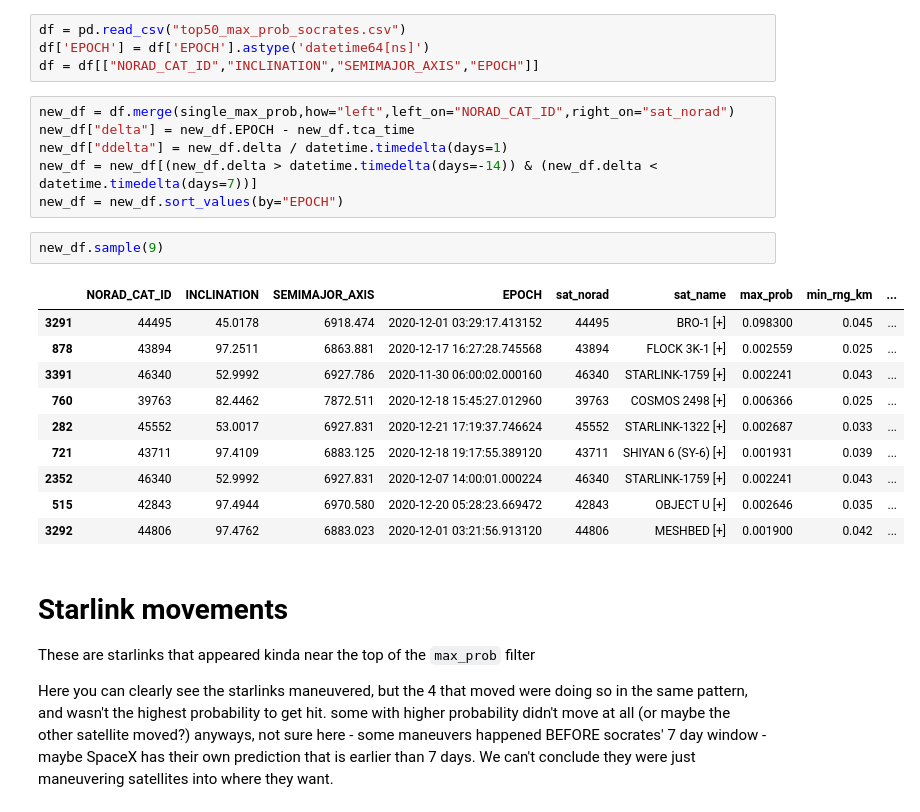
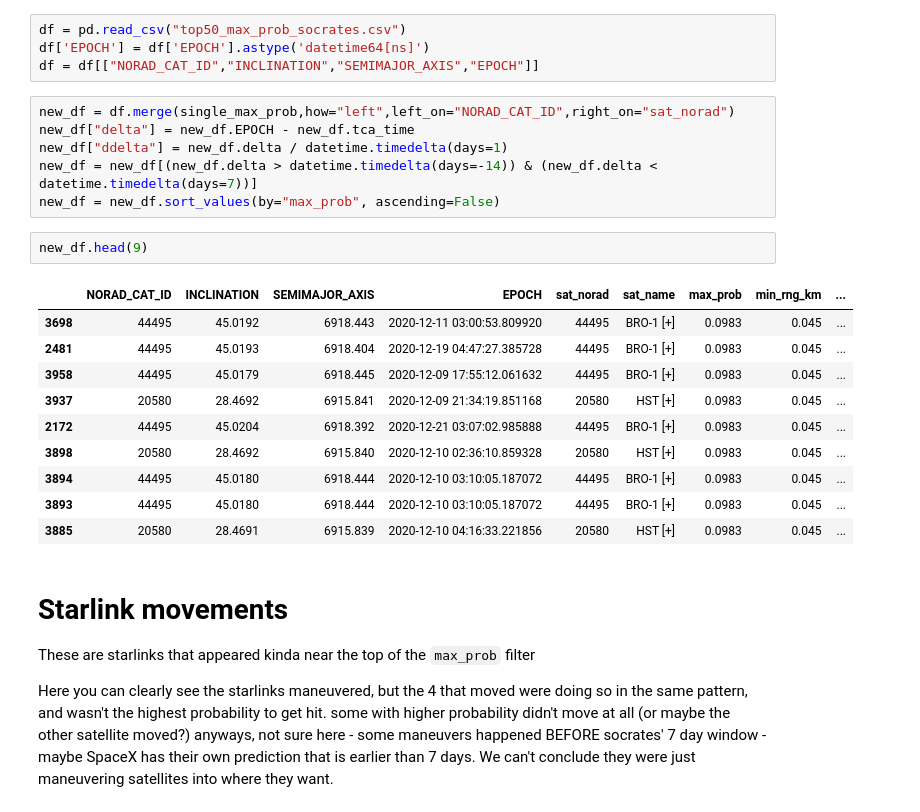
Before and after one commit to mads-hatters/SIADS-591-Orbital-Congestion, a Jupyter notebook: playground/tim_detect_maneuver/find_maneuvers_socrates.ipynb, the cells around one changed output. Drawn from its saved outputs; the diff is of its cells as text.

```diff
--- a/playground/tim_detect_maneuver/find_maneuvers_socrates.ipynb
+++ b/playground/tim_detect_maneuver/find_maneuvers_socrates.ipynb
@@ -79,20 +79,20 @@ new_df = df.merge(single_max_prob,how="left",left_on="NORAD_CAT_ID",right_on="sa
 new_df["delta"] = new_df.EPOCH - new_df.tca_time
 new_df["ddelta"] = new_df.delta / datetime.timedelta(days=1)
 new_df = new_df[(new_df.delta > datetime.timedelta(days=-14)) & (new_df.delta < datetime.timedelta(days=7))]
-new_df = new_df.sort_values(by="EPOCH")
+new_df = new_df.sort_values(by="max_prob", ascending=False)
 # %%
-new_df.sample(9)
+new_df.head(9)
 # %% [output]
 |  | NORAD_CAT_ID | INCLINATION | SEMIMAJOR_AXIS | EPOCH | sat_norad | sat_name | max_prob | min_rng_km | ... |
-| 3291 | 44495 | 45.0178 | 6918.474 | 2020-12-01 03:29:17.413152 | 44495 | BRO-1 [+] | 0.098300 | 0.045 | ... |
-| 878 | 43894 | 97.2511 | 6863.881 | 2020-12-17 16:27:28.745568 | 43894 | FLOCK 3K-1 [+] | 0.002559 | 0.025 | ... |
-| 3391 | 46340 | 52.9992 | 6927.786 | 2020-11-30 06:00:02.000160 | 46340 | STARLINK-1759 [+] | 0.002241 | 0.043 | ... |
-| 760 | 39763 | 82.4462 | 7872.511 | 2020-12-18 15:45:27.012960 | 39763 | COSMOS 2498 [+] | 0.006366 | 0.025 | ... |
-| 282 | 45552 | 53.0017 | 6927.831 | 2020-12-21 17:19:37.746624 | 45552 | STARLINK-1322 [+] | 0.002687 | 0.033 | ... |
-| 721 | 43711 | 97.4109 | 6883.125 | 2020-12-18 19:17:55.389120 | 43711 | SHIYAN 6 (SY-6) [+] | 0.001931 | 0.039 | ... |
-| 2352 | 46340 | 52.9992 | 6927.831 | 2020-12-07 14:00:01.000224 | 46340 | STARLINK-1759 [+] | 0.002241 | 0.043 | ... |
-| 515 | 42843 | 97.4944 | 6970.580 | 2020-12-20 05:28:23.669472 | 42843 | OBJECT U [+] | 0.002646 | 0.035 | ... |
-| 3292 | 44806 | 97.4762 | 6883.023 | 2020-12-01 03:21:56.913120 | 44806 | MESHBED [+] | 0.001900 | 0.042 | ... |
+| 3698 | 44495 | 45.0192 | 6918.443 | 2020-12-11 03:00:53.809920 | 44495 | BRO-1 [+] | 0.0983 | 0.045 | ... |
+| 2481 | 44495 | 45.0193 | 6918.404 | 2020-12-19 04:47:27.385728 | 44495 | BRO-1 [+] | 0.0983 | 0.045 | ... |
+| 3958 | 44495 | 45.0179 | 6918.445 | 2020-12-09 17:55:12.061632 | 44495 | BRO-1 [+] | 0.0983 | 0.045 | ... |
+| 3937 | 20580 | 28.4692 | 6915.841 | 2020-12-09 21:34:19.851168 | 20580 | HST [+] | 0.0983 | 0.045 | ... |
+| 2172 | 44495 | 45.0204 | 6918.392 | 2020-12-21 03:07:02.985888 | 44495 | BRO-1 [+] | 0.0983 | 0.045 | ... |
+| 3898 | 20580 | 28.4692 | 6915.840 | 2020-12-10 02:36:10.859328 | 20580 | HST [+] | 0.0983 | 0.045 | ... |
+| 3894 | 44495 | 45.0180 | 6918.444 | 2020-12-10 03:10:05.187072 | 44495 | BRO-1 [+] | 0.0983 | 0.045 | ... |
+| 3893 | 44495 | 45.0180 | 6918.444 | 2020-12-10 03:10:05.187072 | 44495 | BRO-1 [+] | 0.0983 | 0.045 | ... |
+| 3885 | 20580 | 28.4691 | 6915.839 | 2020-12-10 04:16:33.221856 | 20580 | HST [+] | 0.0983 | 0.045 | ... |
 # %% [markdown]
 Starlink movements
 ===
```
Also changed, not shown: parts of 3 cells of this notebook, 1 other file.
